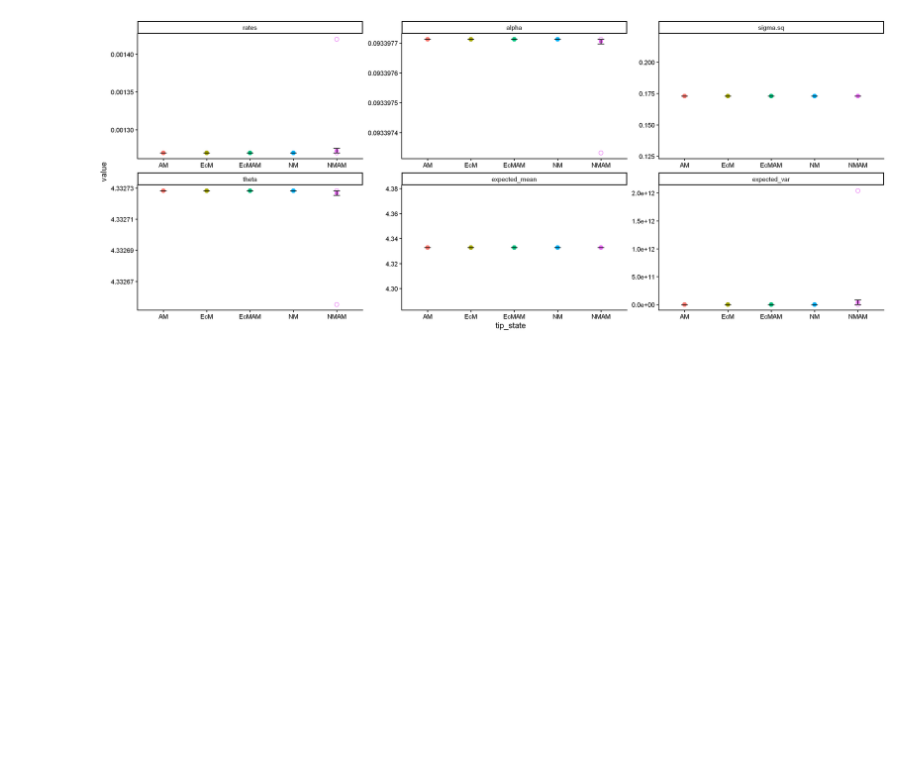
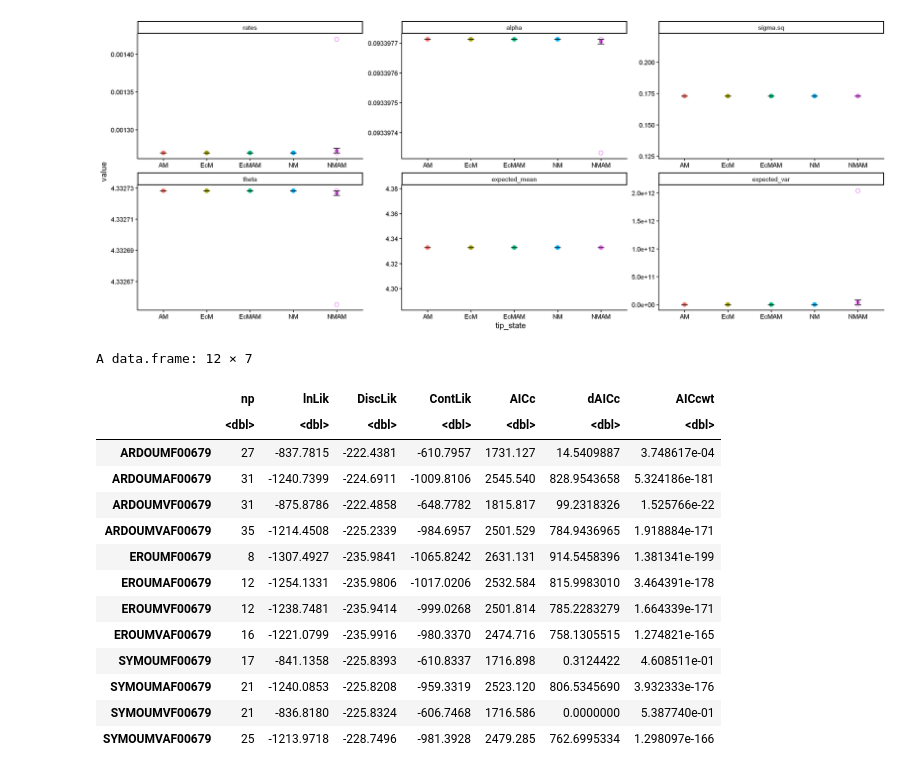
Before and after one commit to anoban/wsu, a Jupyter notebook: R/notebooks/houwiesummary.ipynb, the cells around one changed output. Drawn from its saved outputs; the diff is of its cells as text; code cells hidden in the pictures; blank space fills up the shorter version.

```diff
--- a/R/notebooks/houwiesummary.ipynb
+++ b/R/notebooks/houwiesummary.ipynb
@@ -842,0 +840,18 @@ Using tip_state as id variables
+# %%
+OUwie::getModelTable(CD_log_RD_995sp_100, type = "AICc")
+# %% [output]
+A data.frame: 12 × 7
+|  | np | lnLik | DiscLik | ContLik | AICc | dAICc | AICcwt |
+|  | <dbl> | <dbl> | <dbl> | <dbl> | <dbl> | <dbl> | <dbl> |
+| ARDOUMF00679 | 27 | -837.7815 | -222.4381 | -610.7957 | 1731.127 | 14.5409887 | 3.748617e-04 |
+| ARDOUMAF00679 | 31 | -1240.7399 | -224.6911 | -1009.8106 | 2545.540 | 828.9543658 | 5.324186e-181 |
+| ARDOUMVF00679 | 31 | -875.8786 | -222.4858 | -648.7782 | 1815.817 | 99.2318326 | 1.525766e-22 |
+| ARDOUMVAF00679 | 35 | -1214.4508 | -225.2339 | -984.6957 | 2501.529 | 784.9436965 | 1.918884e-171 |
+| EROUMF00679 | 8 | -1307.4927 | -235.9841 | -1065.8242 | 2631.131 | 914.5458396 | 1.381341e-199 |
+| EROUMAF00679 | 12 | -1254.1331 | -235.9806 | -1017.0206 | 2532.584 | 815.9983010 | 3.464391e-178 |
+| EROUMVF00679 | 12 | -1238.7481 | -235.9414 | -999.0268 | 2501.814 | 785.2283279 | 1.664339e-171 |
+| EROUMVAF00679 | 16 | -1221.0799 | -235.9916 | -980.3370 | 2474.716 | 758.1305515 | 1.274821e-165 |
+| SYMOUMF00679 | 17 | -841.1358 | -225.8393 | -610.8337 | 1716.898 | 0.3124422 | 4.608511e-01 |
+| SYMOUMAF00679 | 21 | -1240.0853 | -225.8208 | -959.3319 | 2523.120 | 806.5345690 | 3.932333e-176 |
+| SYMOUMVF00679 | 21 | -836.8180 | -225.8324 | -606.7468 | 1716.586 | 0.0000000 | 5.387740e-01 |
+| SYMOUMVAF00679 | 25 | -1213.9718 | -228.7496 | -981.3928 | 2479.285 | 762.6995334 | 1.298097e-166 |
```
Also changed, not shown: parts of 7 cells of this notebook, 1 other file.
